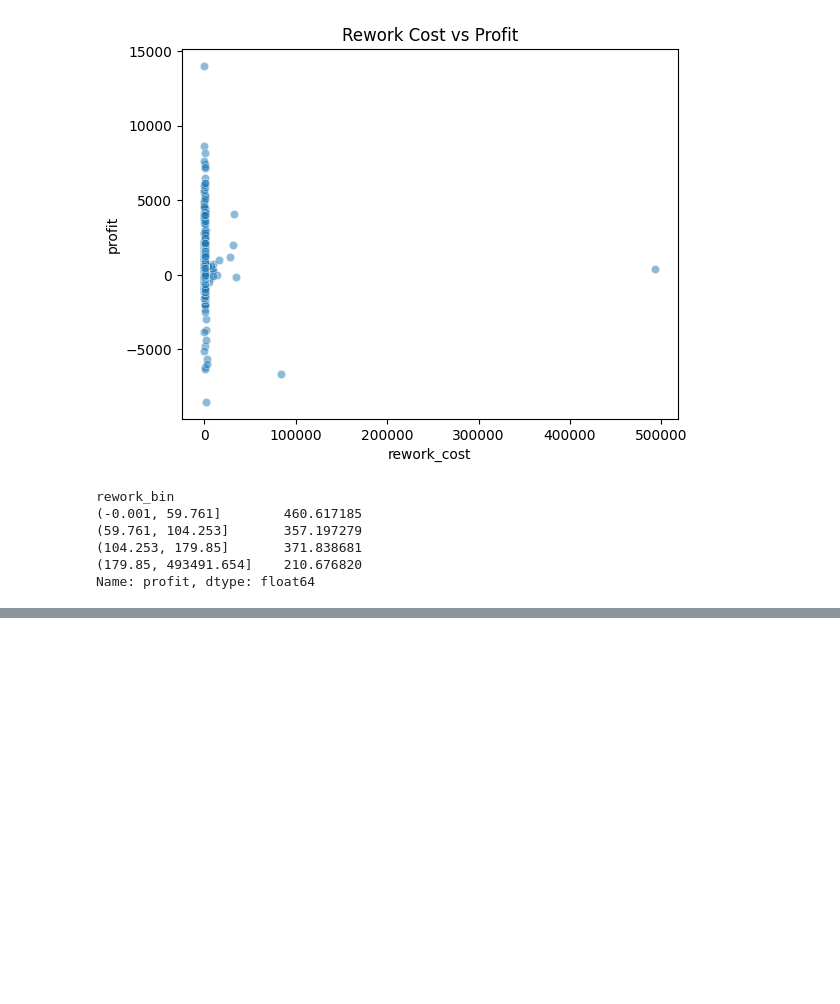
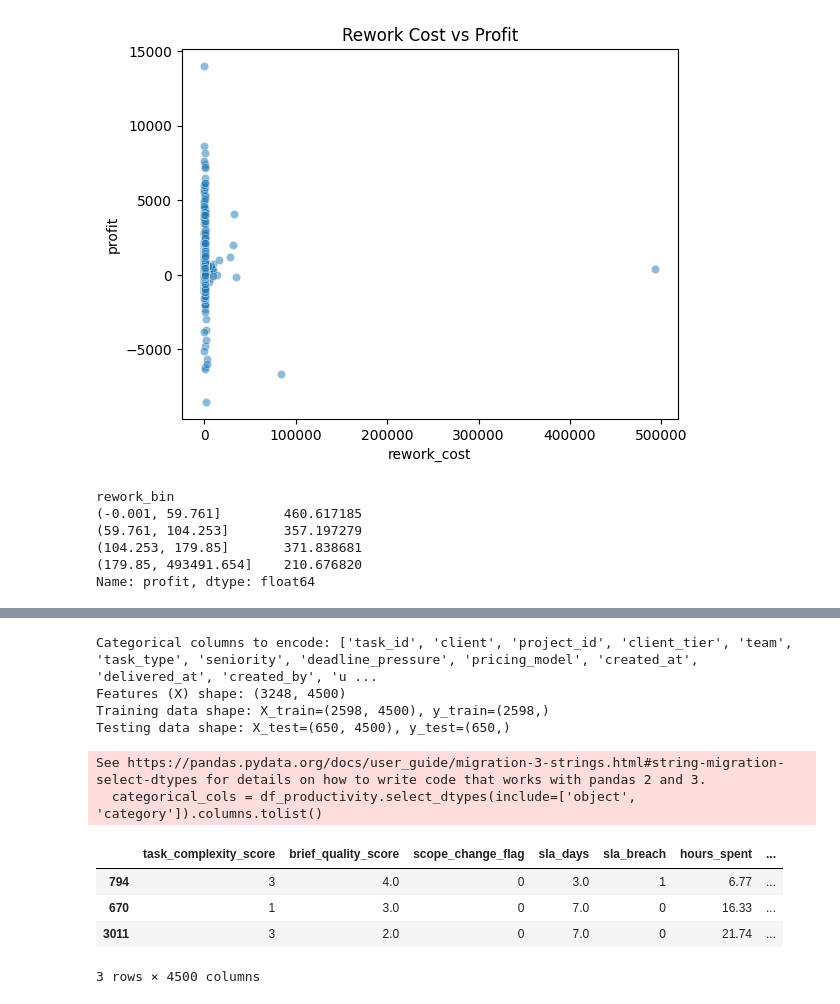
Before and after one commit to andreamammano89-maker/ML_Project_SEA_815441, a Jupyter notebook: main.ipynb, the cells around one changed output, grey strips where cells are left out. Drawn from its saved outputs; the diff is of its cells as text; code cells hidden in the pictures; blank space fills up the shorter version.

```diff
--- a/main.ipynb
+++ b/main.ipynb
@@ -796,0 +815,54 @@ plt.show()
+# %%
+# Step 1: Define Target and Drop Unnecessary Columns BEFORE encoding
+target = 'profit'
+
+# List of columns to drop so the model doesn't "cheat" or use irrelevant data
+features_to_drop = [
+    'profit_margin',
+    'revenue', 'cost',
+    'ai_bin', 'rework_bin'
+]
+
+# We drop the features first so they don't interfere with our data manipulation
+df_ml = df_productivity.drop(columns=[col for col in features_to_drop if col in df_productivity.columns])
+
+# Step 2: Target Encoding for Categorical Variables
+# Target encoding replaces a categorical value with the mean of the target variable for that category.
+# This prevents the dataset from expanding massively (like One-Hot Encoding does) and often helps tree-based models find patterns.
+categorical_cols = df_ml.select_dtypes(include=['object', 'category']).columns.tolist()
+print(f"Categorical columns to encode: {categorical_cols}")
+
+# Create a copy so we don't accidentally modify the EDA dataframe in memory
+df_encoded = df_ml.copy()
+
+# Applying Target Encoding
+for col in categorical_cols:
+    # Calculate the mean of the target ('profit') for each category in the column
+    target_mean = df_encoded.groupby(col)[target].mean()
+    # Map the calculated means back to the original column
+    df_encoded[col] = df_encoded[col].map(target_mean)
+
+# Create X (Features Matrix) and y (Target Vector)
+X = df_encoded.drop(columns=[target])
+y = df_encoded[target]
+
+# Train-Test Split (80% training data, 20% testing data)
+X_train, X_test, y_train, y_test = train_test_split(X, y, test_size=0.2, random_state=42)
+
+print(f"Features (X) shape: {X.shape}")
+print(f"Training data shape: X_train={X_train.shape}, y_train={y_train.shape}")
+print(f"Testing data shape: X_test={X_test.shape}, y_test={y_test.shape}")
+
+X_train.head(3)
+# %% [output]
+Categorical columns to encode: ['task_id', 'client', 'project_id', 'client_tier', 'team', 'task_type', 'seniority', 'deadline_pressure', 'pricing_model', 'created_at', 'delivered_at', 'created_by', 'u ...
+Features (X) shape: (3248, 4500)
+Training data shape: X_train=(2598, 4500), y_train=(2598,)
+Testing data shape: X_test=(650, 4500), y_test=(650,)
+See https://pandas.pydata.org/docs/user_guide/migration-3-strings.html#string-migration-select-dtypes for details on how to write code that works with pandas 2 and 3.
+  categorical_cols = df_productivity.select_dtypes(include=['object', 'category']).columns.tolist()
+|  | task_complexity_score | brief_quality_score | scope_change_flag | sla_days | sla_breach | hours_spent | ... |
+| 794 | 3 | 4.0 | 0 | 3.0 | 1 | 6.77 | ... |
+| 670 | 1 | 3.0 | 0 | 7.0 | 0 | 16.33 | ... |
+| 3011 | 3 | 2.0 | 0 | 7.0 | 0 | 21.74 | ... |
+3 rows × 4500 columns
```
Also changed, not shown: parts of 7 cells of this notebook.
